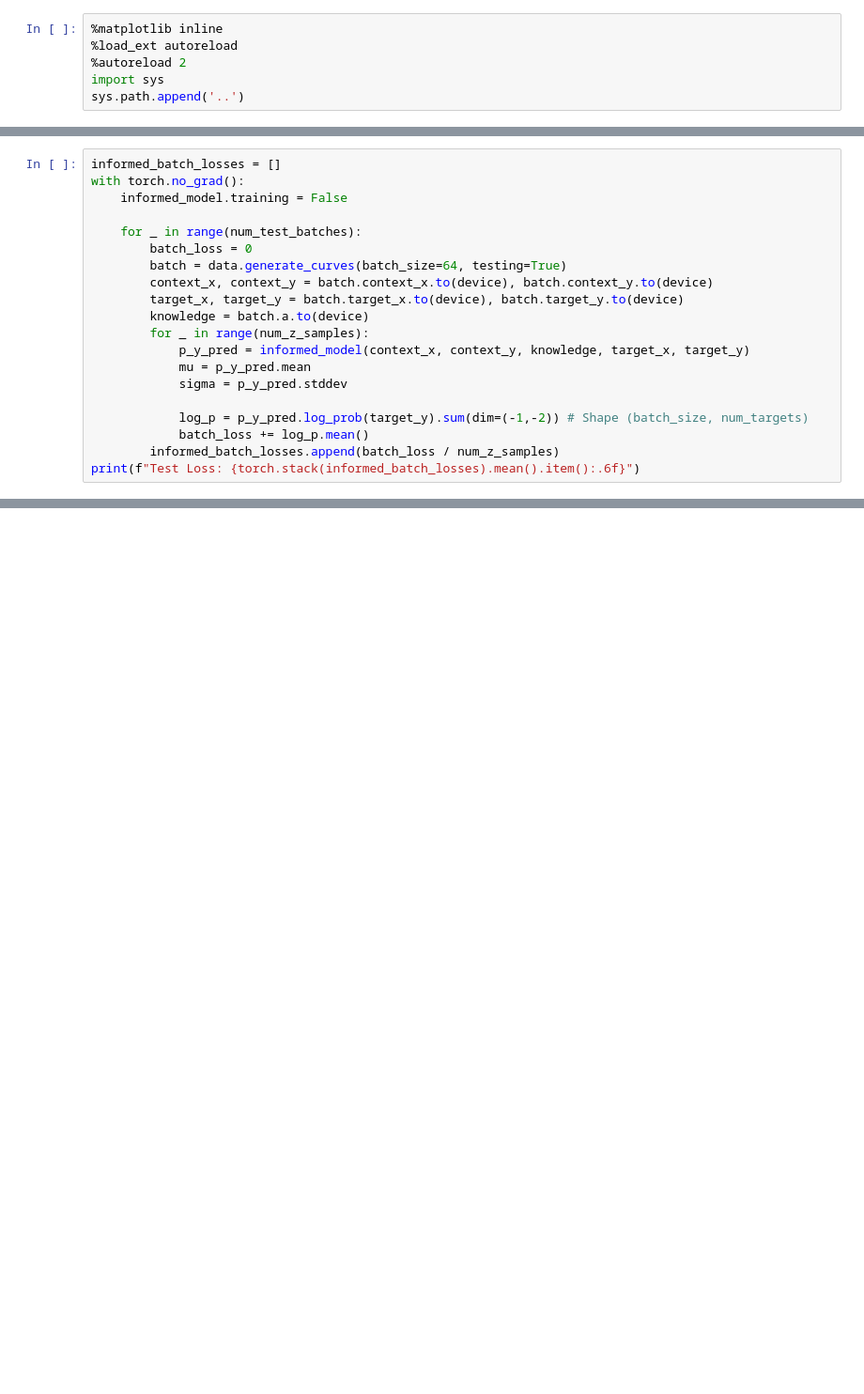
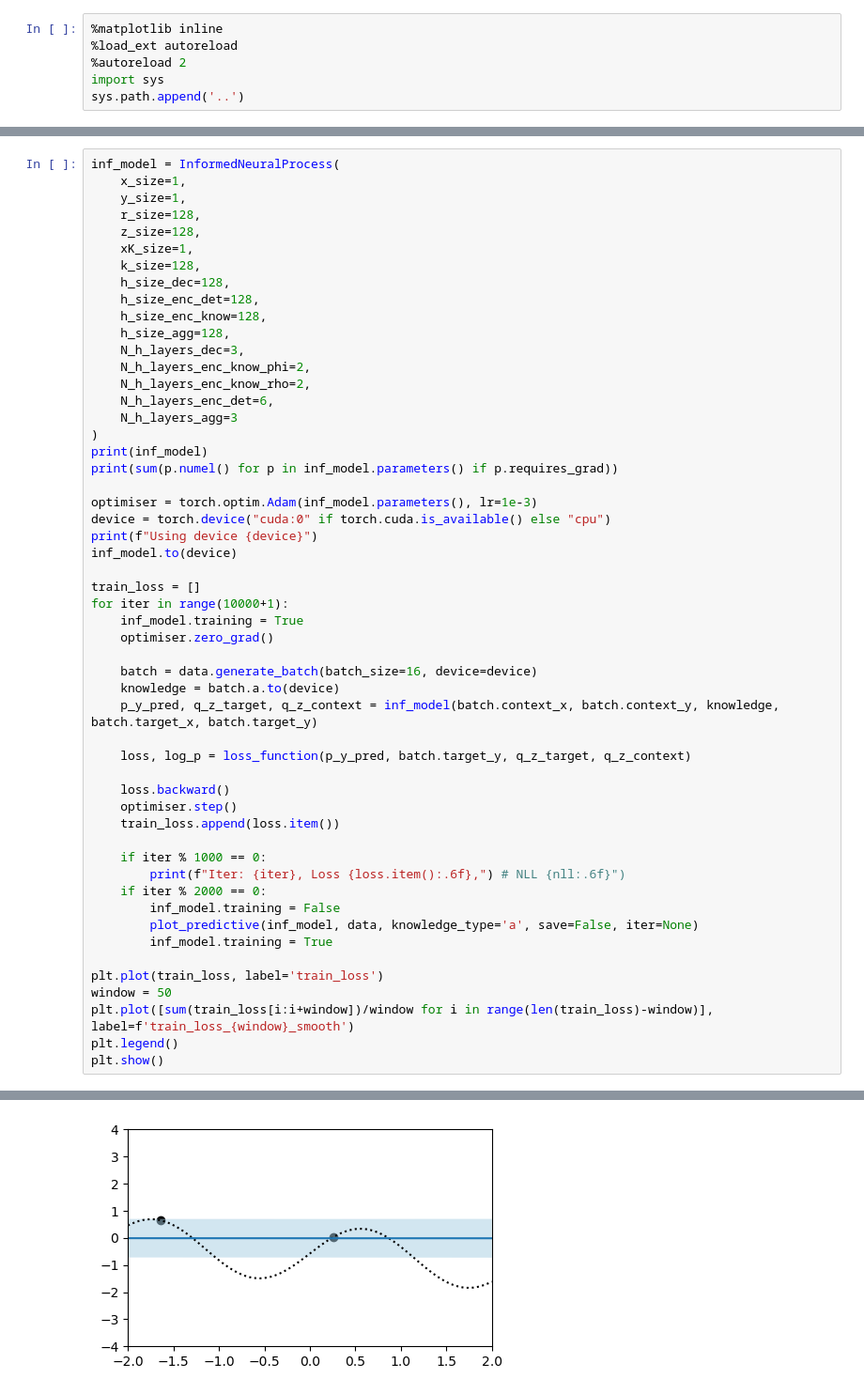
Before and after one commit to will-hd/IML, a Jupyter notebook: notebooks/1d_sine_inp.ipynb, the cells around one changed output, grey strips where cells are left out. Shown at 94% size. Saved outputs shown, nothing was run; the diff lists cells and outputs as text; blank space fills up the shorter version.

```diff
--- a/notebooks/1d_sine_inp.ipynb
+++ b/notebooks/1d_sine_inp.ipynb
@@ -360,20 +156,0 @@ Iter: 5000, Loss -0.571170, NLL -0.805003
-# %%
-informed_batch_losses = []
-with torch.no_grad():
-    informed_model.training = False
-
-    for _ in range(num_test_batches):
-        batch_loss = 0
-        batch = data.generate_curves(batch_size=64, testing=True)
-        context_x, context_y = batch.context_x.to(device), batch.context_y.to(device)
-        target_x, target_y = batch.target_x.to(device), batch.target_y.to(device)
-        knowledge = batch.a.to(device)
-        for _ in range(num_z_samples):
-            p_y_pred = informed_model(context_x, context_y, knowledge, target_x, target_y)
-            mu = p_y_pred.mean
-            sigma = p_y_pred.stddev
-
-            log_p = p_y_pred.log_prob(target_y).sum(dim=(-1,-2)) # Shape (batch_size, num_targets)
-            batch_loss += log_p.mean()
-        informed_batch_losses.append(batch_loss / num_z_samples)
-print(f"Test Loss: {torch.stack(informed_batch_losses).mean().item():.6f}")
@@ -381,0 +157,54 @@ Test Loss: -1741.231201
+# %%
+inf_model = InformedNeuralProcess(
+    x_size=1,
+    y_size=1,
+    r_size=128,
+    z_size=128,
+    xK_size=1,
+    k_size=128,
+    h_size_dec=128,
+    h_size_enc_det=128,
+    h_size_enc_know=128,
+    h_size_agg=128,
+    N_h_layers_dec=3,
+    N_h_layers_enc_know_phi=2,
+    N_h_layers_enc_know_rho=2,
+    N_h_layers_enc_det=6,
+    N_h_layers_agg=3
+)
+print(inf_model)
+print(sum(p.numel() for p in inf_model.parameters() if p.requires_grad))
+
+optimiser = torch.optim.Adam(inf_model.parameters(), lr=1e-3)
+device = torch.device("cuda:0" if torch.cuda.is_available() else "cpu")
+print(f"Using device {device}")
+inf_model.to(device)
+
+train_loss = []
+for iter in range(10000+1):
+    inf_model.training = True
+    optimiser.zero_grad()
+
+    batch = data.generate_batch(batch_size=16, device=device)
+    knowledge = batch.a.to(device)
+    p_y_pred, q_z_target, q_z_context = inf_model(batch.context_x, batch.context_y, knowledge, batch.target_x, batch.target_y)
+
+    loss, log_p = loss_function(p_y_pred, batch.target_y, q_z_target, q_z_context)
+
+    loss.backward()
+    optimiser.step()
+    train_loss.append(loss.item())
+
+    if iter % 1000 == 0:
+        print(f"Iter: {iter}, Loss {loss.item():.6f},") # NLL {nll:.6f}")
+    if iter % 2000 == 0:
+        inf_model.training = False
+        plot_predictive(inf_model, data, knowledge_type='a', save=False, iter=None)
+        inf_model.training = True
+
+plt.plot(train_loss, label='train_loss')
+window = 50
+plt.plot([sum(train_loss[i:i+window])/window for i in range(len(train_loss)-window)], label=f'train_loss_{window}_smooth')
+plt.legend()
+plt.show()
+# %% [output]
@@ -381,0 +228 @@ Test Loss: -1741.231201
+[figure, added]
```
Also changed, not shown: parts of 10 cells of this notebook, 6 other files.
